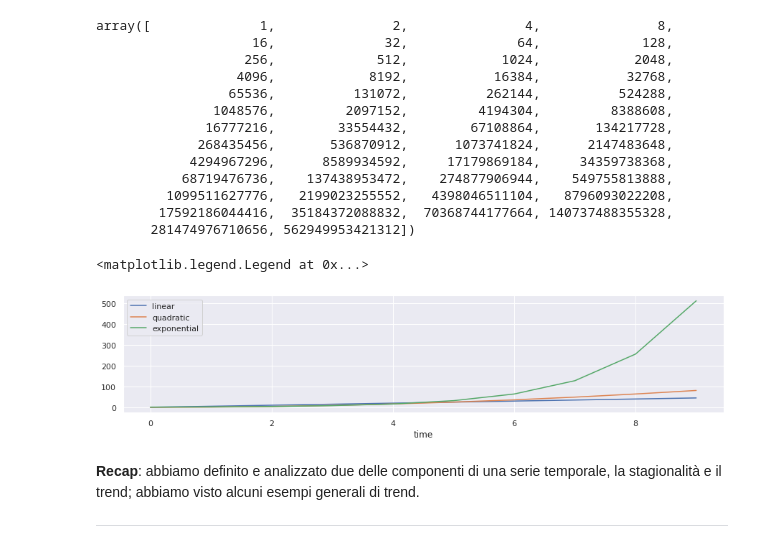
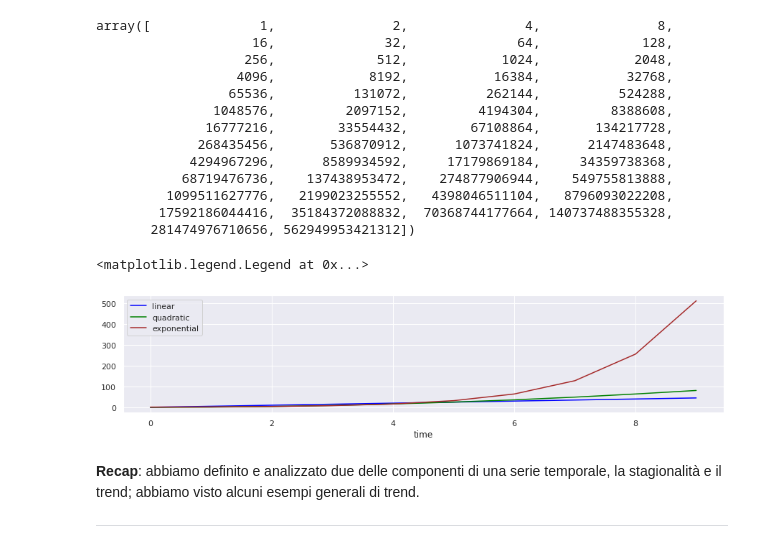
Before and after one commit to fbagattini/Lezioni, a Jupyter notebook: Analisi e Forecast di Serie Temporali con Python - Parte II.ipynb, the cells around one changed output. Saved outputs shown, nothing was run; the diff lists cells and outputs as text; code cells hidden in the pictures.

```diff
--- a/Analisi e Forecast di Serie Temporali con Python - Parte II.ipynb
+++ b/Analisi e Forecast di Serie Temporali con Python - Parte II.ipynb
@@ -486,15 +486,15 @@ array([              1,               2,               4,               8,
         17592186044416,  35184372088832,  70368744177664, 140737488355328,
        281474976710656, 562949953421312])
 # %%
-plt.plot(linear_trend[:10], label='linear')
-plt.plot(quadratic_trend[:10], label='quadratic')
-plt.plot(exponential_trend[:10], label='exponential')
+plt.plot(linear_trend[:10], label='linear', color='blue')
+plt.plot(quadratic_trend[:10], label='quadratic', color='green')
+plt.plot(exponential_trend[:10], label='exponential', color='brown')
 
 plt.xlabel('time')
 plt.legend()
 # %% [output]
 <matplotlib.legend.Legend at 0x...>
-[figure, old version]
+[figure, new version]
 # %% [markdown]
 **Recap**: abbiamo definito e analizzato due delle componenti di una serie temporale, la stagionalità e il trend; abbiamo visto alcuni esempi generali di trend.
 
```
Also changed, not shown: parts of 3 cells of this notebook.
